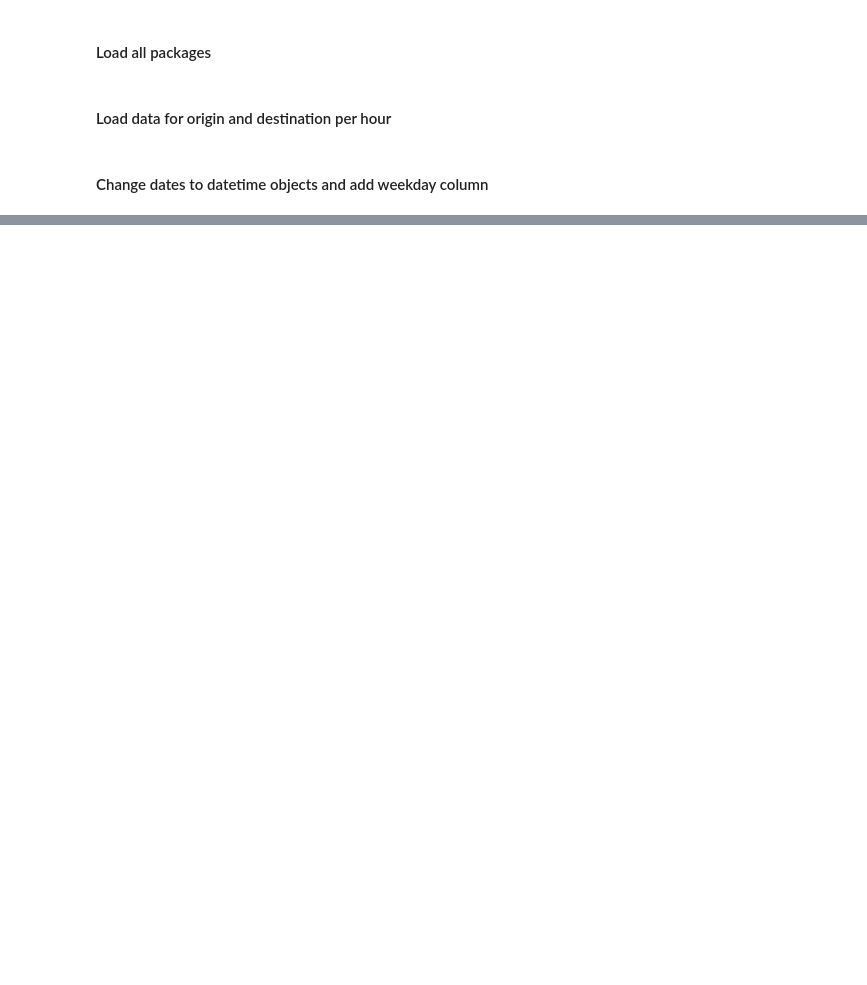
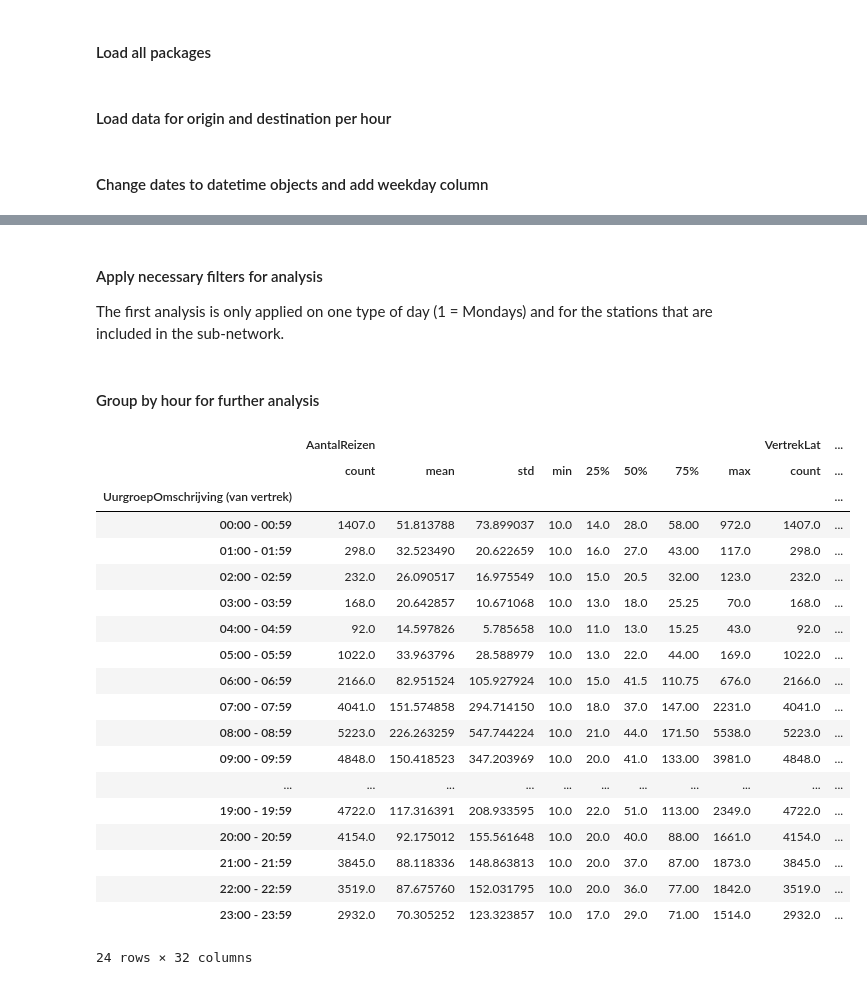
Before and after one commit to SophieEnsing/Thesis, a Jupyter notebook: Code/Analysis - full dataset.ipynb, the cells around one changed output, grey strips where cells are left out. Cells and saved outputs as stored; diff of their text form; code cells hidden in the pictures; blank space fills up the shorter version.

Commit message:
Group by hour to apply further analysis

```diff
--- a/Code/Analysis - full dataset.ipynb
+++ b/Code/Analysis - full dataset.ipynb
@@ -40,0 +45,3 @@ destination['Weekdag'] = destination['Datum'].apply(lambda x: x.isoweekday())
+# %% [markdown]
+#### Apply necessary filters for analysis
+The first analysis is only applied on one type of day (1 = Mondays) and for the stations that are included in the sub-network.
@@ -40,0 +51,27 @@ destination['Weekdag'] = destination['Datum'].apply(lambda x: x.isoweekday())
+# %% [markdown]
+#### Group by hour for further analysis
+# %%
+grouped = origin.groupby(['UurgroepOmschrijving (van vertrek)'])
+# %%
+grouped.describe()
+# %% [output]
+|  | AantalReizen |  |  |  |  |  |  |  | VertrekLat | ... |
+|  | count | mean | std | min | 25% | 50% | 75% | max | count | ... |
+| UurgroepOmschrijving (van vertrek) |  |  |  |  |  |  |  |  |  | ... |
+| 00:00 - 00:59 | 1407.0 | 51.813788 | 73.899037 | 10.0 | 14.0 | 28.0 | 58.00 | 972.0 | 1407.0 | ... |
+| 01:00 - 01:59 | 298.0 | 32.523490 | 20.622659 | 10.0 | 16.0 | 27.0 | 43.00 | 117.0 | 298.0 | ... |
+| 02:00 - 02:59 | 232.0 | 26.090517 | 16.975549 | 10.0 | 15.0 | 20.5 | 32.00 | 123.0 | 232.0 | ... |
+| 03:00 - 03:59 | 168.0 | 20.642857 | 10.671068 | 10.0 | 13.0 | 18.0 | 25.25 | 70.0 | 168.0 | ... |
+| 04:00 - 04:59 | 92.0 | 14.597826 | 5.785658 | 10.0 | 11.0 | 13.0 | 15.25 | 43.0 | 92.0 | ... |
+| 05:00 - 05:59 | 1022.0 | 33.963796 | 28.588979 | 10.0 | 13.0 | 22.0 | 44.00 | 169.0 | 1022.0 | ... |
+| 06:00 - 06:59 | 2166.0 | 82.951524 | 105.927924 | 10.0 | 15.0 | 41.5 | 110.75 | 676.0 | 2166.0 | ... |
+| 07:00 - 07:59 | 4041.0 | 151.574858 | 294.714150 | 10.0 | 18.0 | 37.0 | 147.00 | 2231.0 | 4041.0 | ... |
+| 08:00 - 08:59 | 5223.0 | 226.263259 | 547.744224 | 10.0 | 21.0 | 44.0 | 171.50 | 5538.0 | 5223.0 | ... |
+| 09:00 - 09:59 | 4848.0 | 150.418523 | 347.203969 | 10.0 | 20.0 | 41.0 | 133.00 | 3981.0 | 4848.0 | ... |
+| ... | ... | ... | ... | ... | ... | ... | ... | ... | ... | ... |
+| 19:00 - 19:59 | 4722.0 | 117.316391 | 208.933595 | 10.0 | 22.0 | 51.0 | 113.00 | 2349.0 | 4722.0 | ... |
+| 20:00 - 20:59 | 4154.0 | 92.175012 | 155.561648 | 10.0 | 20.0 | 40.0 | 88.00 | 1661.0 | 4154.0 | ... |
+| 21:00 - 21:59 | 3845.0 | 88.118336 | 148.863813 | 10.0 | 20.0 | 37.0 | 87.00 | 1873.0 | 3845.0 | ... |
+| 22:00 - 22:59 | 3519.0 | 87.675760 | 152.031795 | 10.0 | 20.0 | 36.0 | 77.00 | 1842.0 | 3519.0 | ... |
+| 23:00 - 23:59 | 2932.0 | 70.305252 | 123.323857 | 10.0 | 17.0 | 29.0 | 71.00 | 1514.0 | 2932.0 | ... |
+24 rows × 32 columns
```
Also changed, not shown: parts of 7 cells of this notebook.
